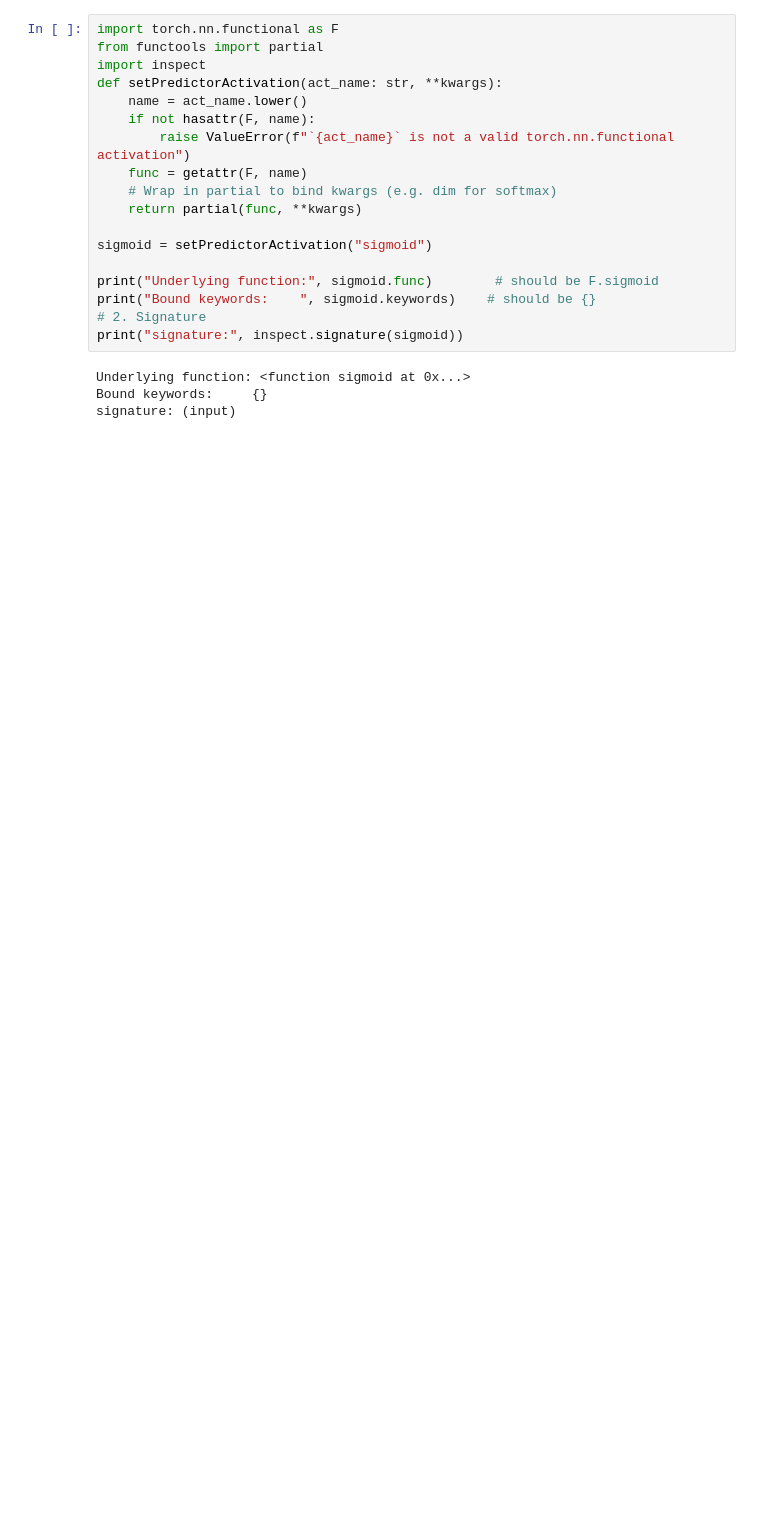
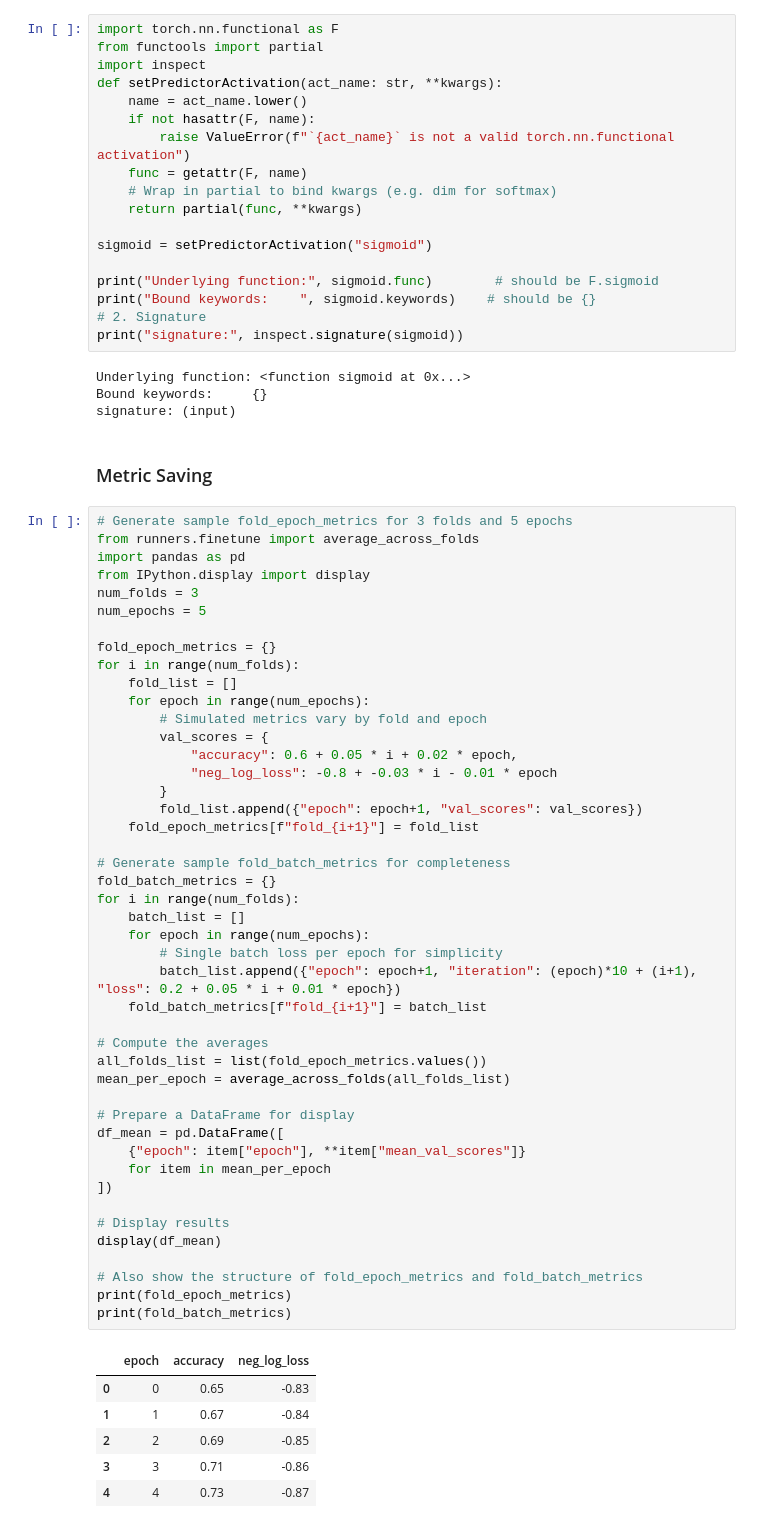
Before and after one commit to mishkin101/CRAFT_Disputes, a Jupyter notebook: src/notebooks/fine-tuning_testing.ipynb, the cells around one changed output. Saved outputs shown, nothing was run; the diff lists cells and outputs as text; blank space fills up the shorter version.

```diff
--- a/src/notebooks/fine-tuning_testing.ipynb
+++ b/src/notebooks/fine-tuning_testing.ipynb
@@ -600,3 +584,57 @@ print("signature:", inspect.signature(sigmoid))
 Underlying function: <function sigmoid at 0x...>
 Bound keywords:     {}
 signature: (input)
+# %% [markdown]
+### Metric Saving
+# %%
+# Generate sample fold_epoch_metrics for 3 folds and 5 epochs
+from runners.finetune import average_across_folds
+import pandas as pd
+from IPython.display import display
+num_folds = 3
+num_epochs = 5
+
+fold_epoch_metrics = {}
+for i in range(num_folds):
+    fold_list = []
+    for epoch in range(num_epochs):
+        # Simulated metrics vary by fold and epoch
+        val_scores = {
+            "accuracy": 0.6 + 0.05 * i + 0.02 * epoch,
+            "neg_log_loss": -0.8 + -0.03 * i - 0.01 * epoch
+        }
+        fold_list.append({"epoch": epoch+1, "val_scores": val_scores})
+    fold_epoch_metrics[f"fold_{i+1}"] = fold_list
+
+# Generate sample fold_batch_metrics for completeness
+fold_batch_metrics = {}
+for i in range(num_folds):
+    batch_list = []
+    for epoch in range(num_epochs):
+        # Single batch loss per epoch for simplicity
+        batch_list.append({"epoch": epoch+1, "iteration": (epoch)*10 + (i+1), "loss": 0.2 + 0.05 * i + 0.01 * epoch})
+    fold_batch_metrics[f"fold_{i+1}"] = batch_list
+
+# Compute the averages
+all_folds_list = list(fold_epoch_metrics.values())
+mean_per_epoch = average_across_folds(all_folds_list)
+
+# Prepare a DataFrame for display
+df_mean = pd.DataFrame([
+    {"epoch": item["epoch"], **item["mean_val_scores"]}
+    for item in mean_per_epoch
+])
+
+# Display results
+display(df_mean)
+
+# Also show the structure of fold_epoch_metrics and fold_batch_metrics
+print(fold_epoch_metrics)
+print(fold_batch_metrics)
+# %% [output]
+|  | epoch | accuracy | neg_log_loss |
+| 0 | 0 | 0.65 | -0.83 |
+| 1 | 1 | 0.67 | -0.84 |
+| 2 | 2 | 0.69 | -0.85 |
+| 3 | 3 | 0.71 | -0.86 |
+| 4 | 4 | 0.73 | -0.87 |
```
Also changed, not shown: parts of 8 cells of this notebook, 7 other files.
